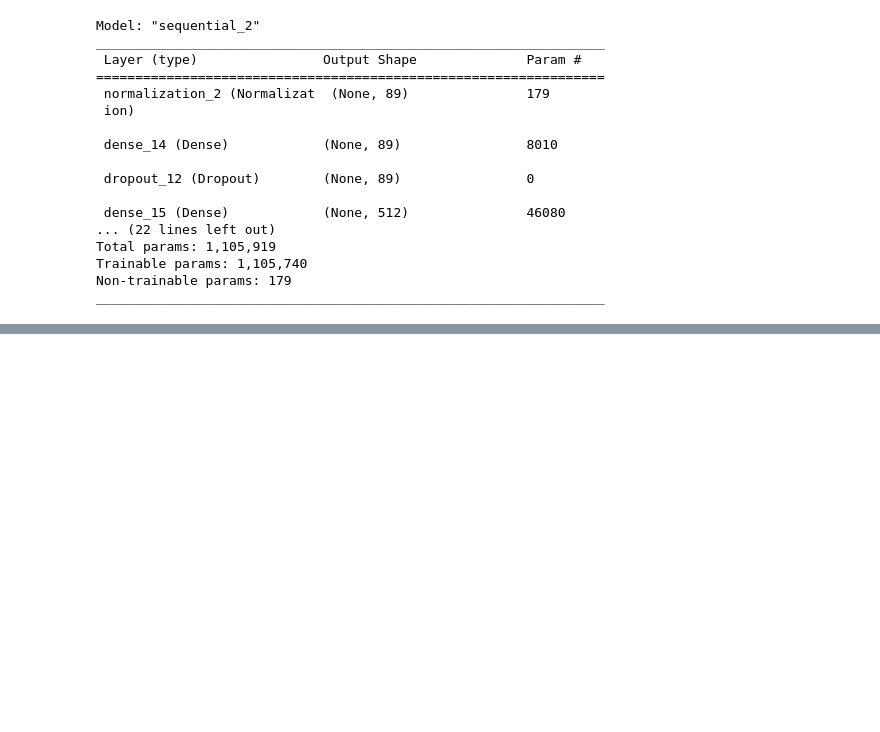
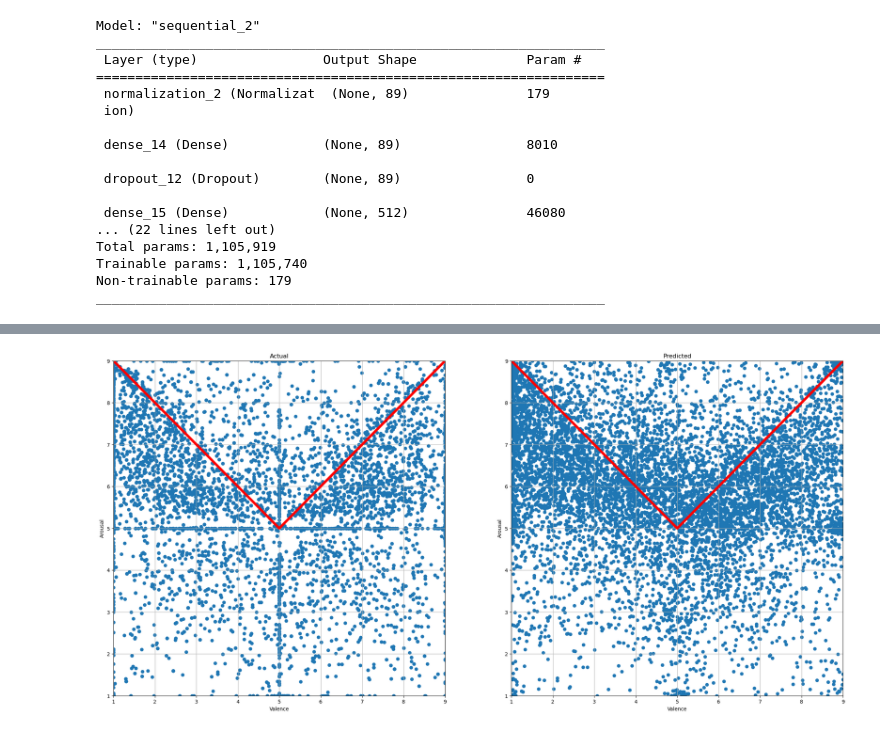
Before and after one commit to wojciklukasz/WorkshopAI, a Jupyter notebook: final_model.ipynb, the cells around one changed output, grey strips where cells are left out. Saved outputs shown, nothing was run; the diff lists cells and outputs as text; code cells hidden in the pictures; blank space fills up the shorter version.

```diff
--- a/final_model.ipynb
+++ b/final_model.ipynb
@@ -165,0 +166,27 @@ R2:  0.08610390972147103
+# %%
+predictions[predictions[:, 0] < 1] = 1
+predictions[predictions[:, 1] < 1] = 1
+predictions[predictions[:, 0] > 9] = 9
+predictions[predictions[:, 1] > 9] = 9
+# %%
+fig, ax = plt.subplots(1, 2, figsize=(26, 12))
+ax[0].scatter(labels_test['ANS_VALENCE'], labels_test['ANS_AROUSAL'])
+ax[0].plot([1, 5, 9], [9, 5, 9], color='red', linewidth=5)
+ax[0].set_title('Actual')
+ax[0].set_xlabel('Valence')
+ax[0].set_ylabel('Arousal')
+ax[0].grid()
+ax[0].set_xlim([1, 9])
+ax[0].set_ylim([1, 9])
+ax[1].scatter(predictions[:, 0], predictions[:, 1])
+ax[1].plot([1, 5, 9], [9, 5, 9], color='red', linewidth=5)
+ax[1].set_title('Predicted')
+ax[1].set_xlabel('Valence')
+ax[1].set_ylabel('Arousal')
+ax[1].grid()
+ax[1].set_xlim([1, 9])
+ax[1].set_ylim([1, 9])
+
+plt.show()
+# %% [output]
+[figure, added]
```
Also changed, not shown: parts of 4 cells of this notebook.
